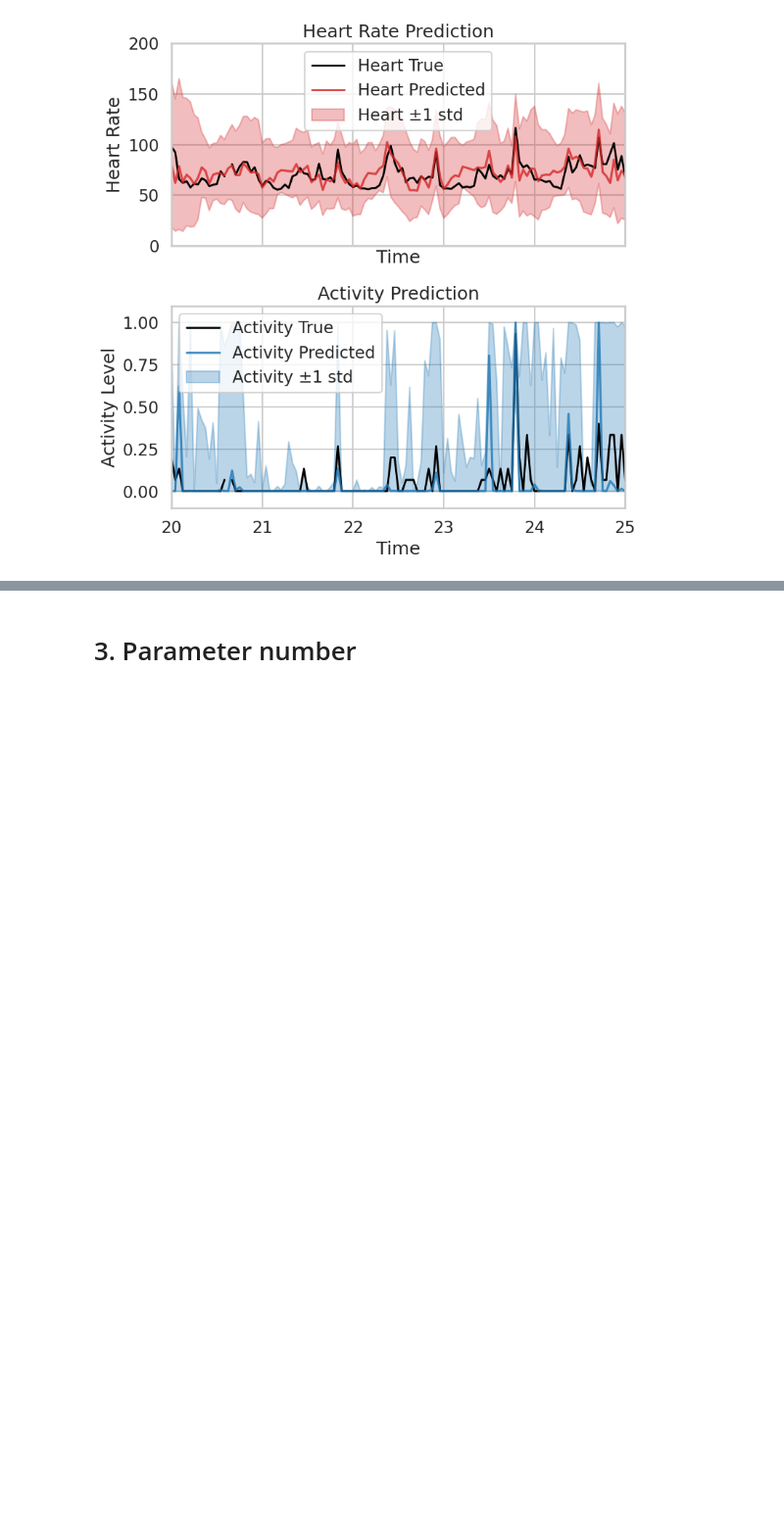
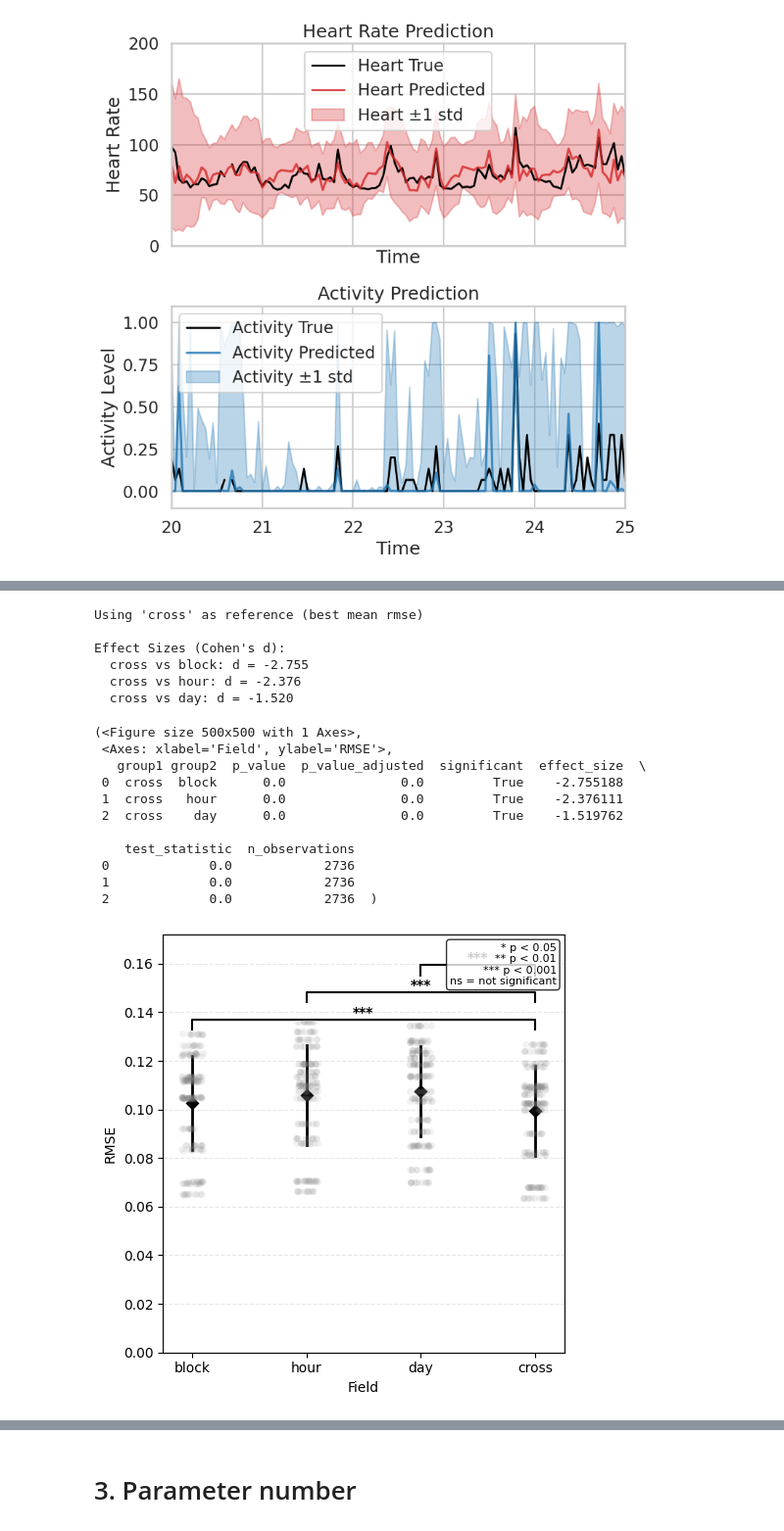
Before and after one commit to Jegmi/cppd-timeseries-forecasting, a Jupyter notebook: revision/1_data_qc.ipynb, the cells around one changed output, grey strips where cells are left out. Shown at 98% size. Saved outputs shown, nothing was run; the diff lists cells and outputs as text; code cells hidden in the pictures; blank space fills up the shorter version.

```diff
--- a/revision/1_data_qc.ipynb
+++ b/revision/1_data_qc.ipynb
@@ -374,0 +812,31 @@ Index(['run', 'hour', 'day', 'time', 'valid_time', 'activity_true',
+# %%
+# activity
+explorer.plot_stats(x='field', ci='sd', figsize=(5,5), metric='rmse', alpha=0.1,
+                         fixed_conditions={'kernel_hour': 5, 'kernel_day': 5,
+                          'forecasting_modality': 'a|a',
+                          'task':'activity', 'condition':'all', 'T_eff':10},
+                            add_stats=True,
+                            paired=True,
+                            pairing_var='pid',
+                            test='wilcoxon',
+                            show_effect_size=True
+                            )
+# %% [output]
+Using 'cross' as reference (best mean rmse)
+
+Effect Sizes (Cohen's d):
+  cross vs block: d = -2.755
+  cross vs hour: d = -2.376
+  cross vs day: d = -1.520
+(<Figure size 500x500 with 1 Axes>,
+ <Axes: xlabel='Field', ylabel='RMSE'>,
+   group1 group2  p_value  p_value_adjusted  significant  effect_size  \
+ 0  cross  block      0.0               0.0         True    -2.755188
+ 1  cross   hour      0.0               0.0         True    -2.376111
+ 2  cross    day      0.0               0.0         True    -1.519762
+
+    test_statistic  n_observations
+ 0             0.0            2736
+ 1             0.0            2736
+ 2             0.0            2736  )
+[figure, added]
```
Also changed, not shown: parts of 41 cells of this notebook, 7 other files.
